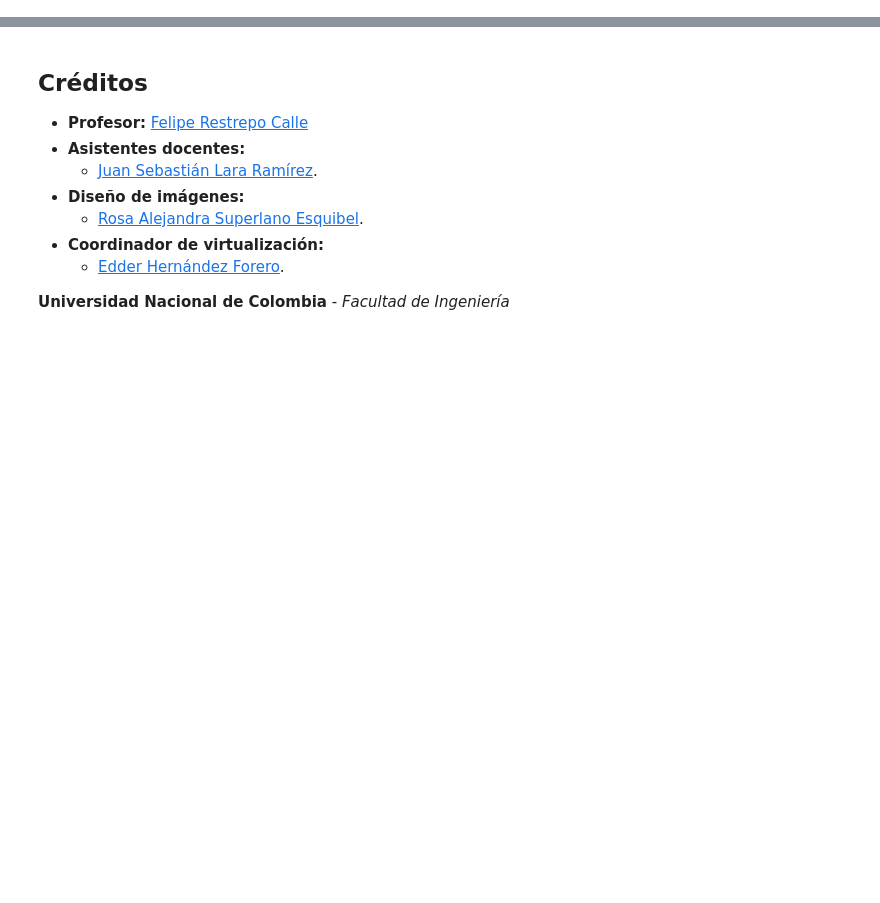
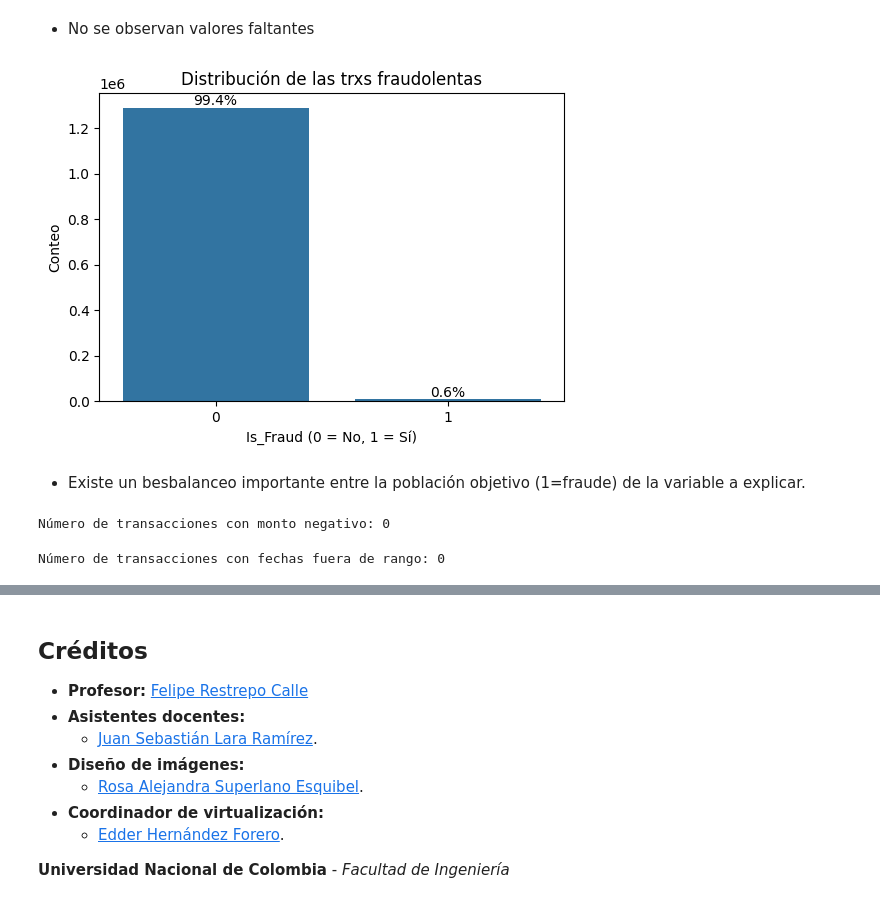
Before and after one commit to cecordobat/MLDS6, a Jupyter notebook: docs/data/Entrega_2.ipynb, the cells around one changed output, grey strips where cells are left out. Drawn from its saved outputs; the diff is of its cells as text; code cells hidden in the pictures; blank space fills up the shorter version.

```diff
--- a/docs/data/Entrega_2.ipynb
+++ b/docs/data/Entrega_2.ipynb
@@ -556,0 +154,20 @@ trouble sleeping confused mind restless heart tune
+# %%
+train_file_path = "fraudTrain.csv"
+test_file_path = "fraudTest.csv"
+
+try:
+    # Load the training dataset
+    df_train = kagglehub.load_dataset(
+        KaggleDatasetAdapter.PANDAS,
+        "kartik2112/fraud-detection",
+        train_file_path
+    )
+
+    # Load the test dataset
+    df_test = kagglehub.load_dataset(
+        KaggleDatasetAdapter.PANDAS,
+        "kartik2112/fraud-detection",
+        test_file_path
+    )
+except Exception as e:
+    print(f"Error loading datasets: {e}")
@@ -556,0 +222,8 @@ trouble sleeping confused mind restless heart tune
+# %%
+# Miramos valores faltants por las columnas y creamo variables de fecha
+df_train['trans_date_trans_time'] = pd.to_datetime(df_train['trans_date_trans_time'])
+df_train['trans_month'] = df_train['trans_date_trans_time'].dt.month
+df_train['trans_day_of_week'] = df_train['trans_date_trans_time'].dt.dayofweek
+df_train['trans_hour'] = df_train['trans_date_trans_time'].dt.hour
+print("\nValores faltantes:")
+print(df_train.isnull().sum())
@@ -556,0 +248,36 @@ trouble sleeping confused mind restless heart tune
+# %% [markdown]
+* No se observan valores faltantes
+# %%
+# Distribución de la variable objetivo 'fraude'
+counts = df_train['is_fraud'].value_counts()
+plt.figure(figsize=(6, 4))
+ax=sns.countplot(x='is_fraud', data=df_train)
+plt.title('Distribución de las trxs fraudolentas')
+plt.xlabel('Is_Fraud (0 = No, 1 = Sí)')
+plt.ylabel('Conteo')
+#
+total = len(df_train)
+for p in ax.patches:
+    percentage = '{:.1f}%'.format(100 * p.get_height() / total)
+    x = p.get_x() + p.get_width() / 2
+    y = p.get_height()
+    ax.annotate(percentage, (x, y), ha='center', va='bottom')
+#
+plt.show()
+# %% [output]
+[figure, added]
+# %% [markdown]
+* Existe un besbalanceo importante entre la población objetivo (1=fraude) de la variable a explicar.
+# %%
+# Revisar si hay montos negativos
+negative_amounts = df_train[df_train['amt'] < 0]
+print("Número de transacciones con monto negativo:", len(negative_amounts))
+# %% [output]
+Número de transacciones con monto negativo: 0
+# %%
+# Revisar si hay fechas fuera de rango (fuera de 2019-2020, según la descrición datada en el conjunto de datos)
+df_train['trans_date_trans_time'] = pd.to_datetime(df_train['trans_date_trans_time'])
+invalid_dates = df_train[~df_train['trans_date_trans_time'].dt.year.isin([2019, 2020])]
+print("Número de transacciones con fechas fuera de rango:", len(invalid_dates))
+# %% [output]
+Número de transacciones con fechas fuera de rango: 0
```
Also changed, not shown: parts of 66 cells of this notebook.
